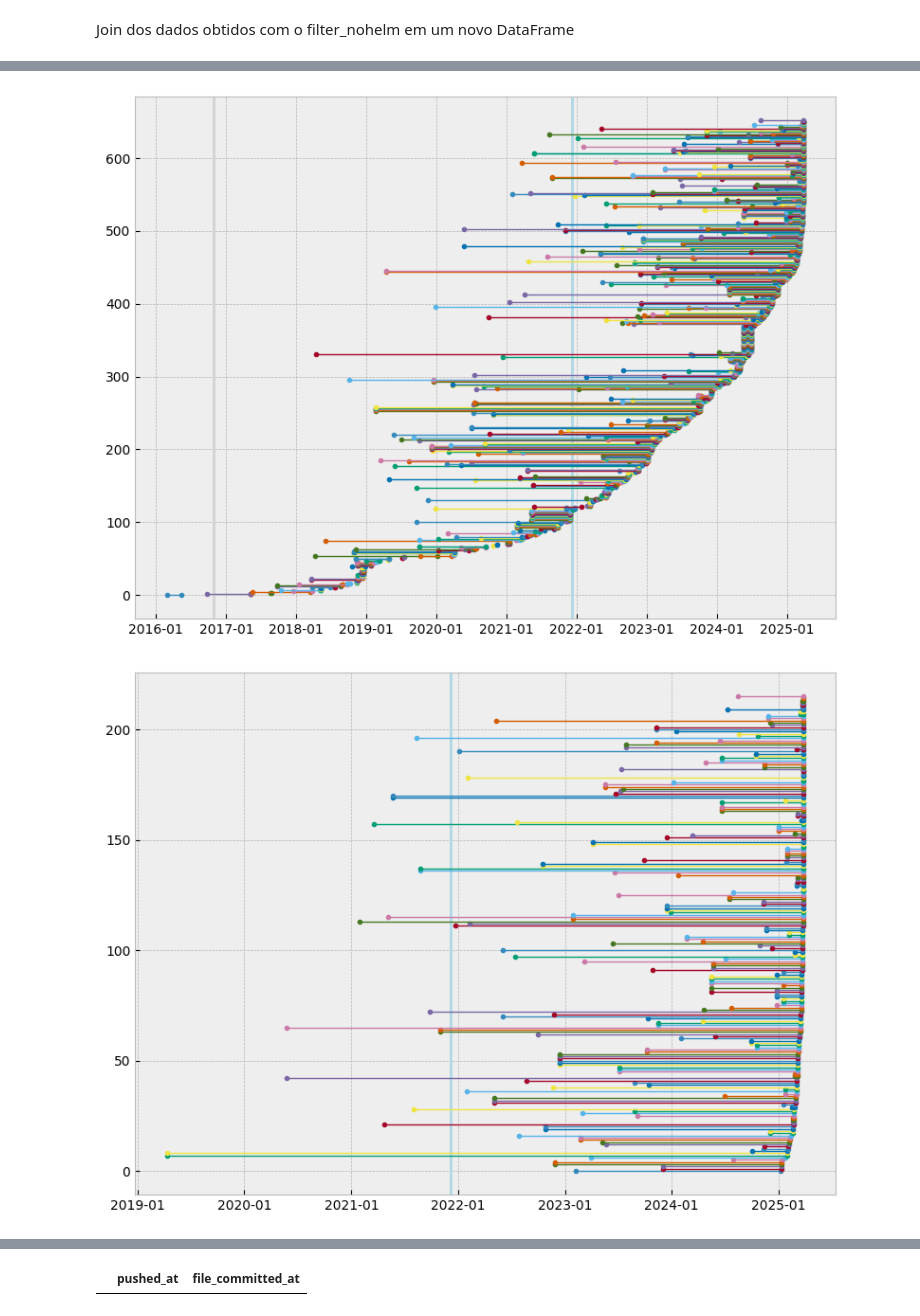
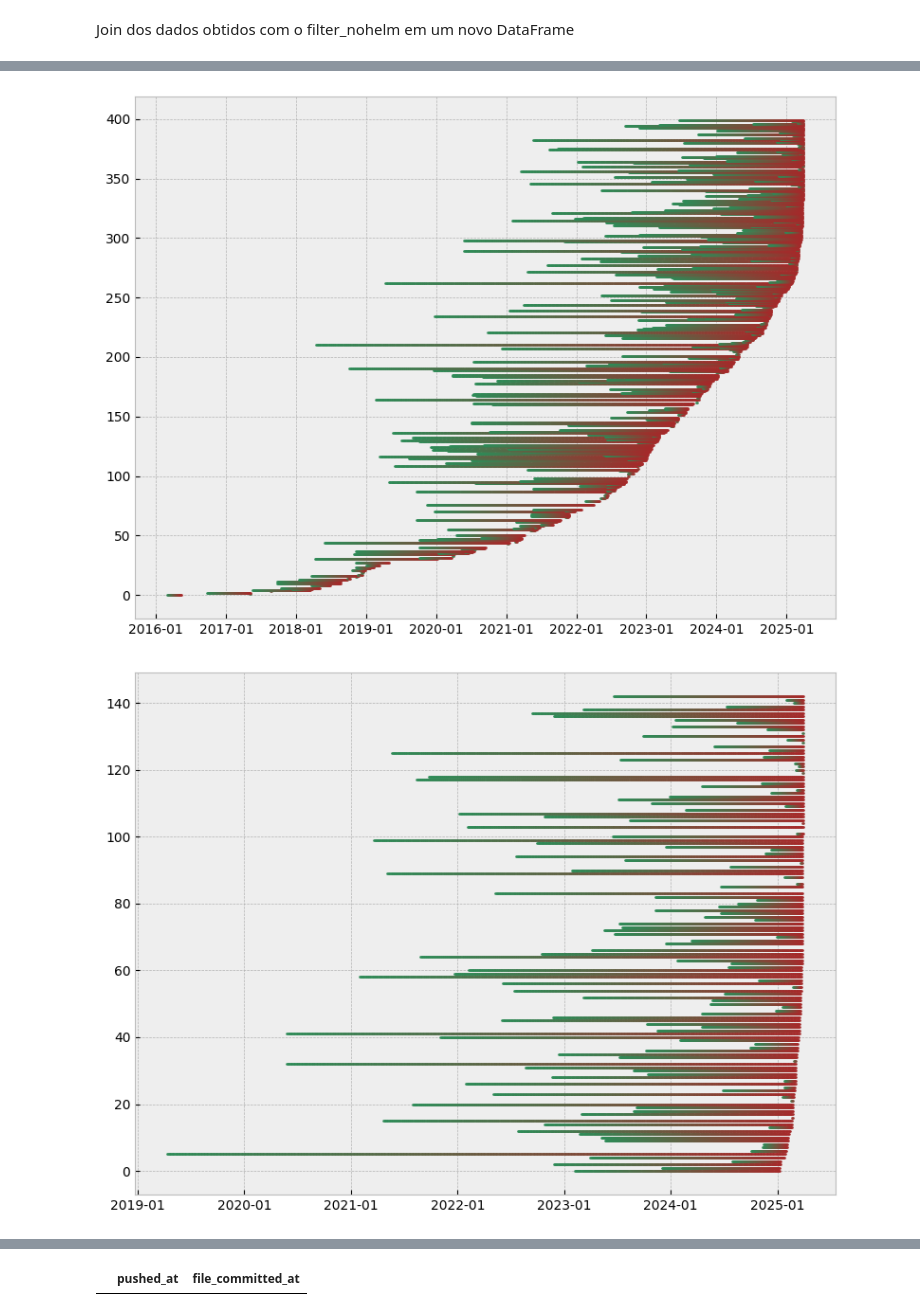
Before and after one commit to xisberto/hpa_usage, a Jupyter notebook: hpa_classify.ipynb, the cells around one changed output, grey strips where cells are left out. Drawn from its saved outputs; the diff is of its cells as text; code cells hidden in the pictures.

Commit message:
Busca mais dados de commits dos arquivos

```diff
--- a/hpa_classify.ipynb
+++ b/hpa_classify.ipynb
@@ -645,7 +665,7 @@ Dados do repositório
 wait_for_reset('core')
 
 repos_details = Parallel(n_jobs=32)(
-    delayed(get_repo_details)(row) for _, row in filter_nohelm.iterrows()
+    delayed(get_repo_details)(row) for _, row in filter_nohelm_nodups.iterrows()
 )
 # %%
 df_details = pd.concat(repos_details)
@@ -670,7 +690,7 @@ Dados de commit do arquivo que contém HPA
 wait_for_reset('core')
 
 paths_committed_at = Parallel(n_jobs=32)(
-    delayed(get_file_last_commit)(row) for _, row in filter_nohelm.iterrows()
+    delayed(get_file_last_commit)(row) for _, row in filter_nohelm_nodups.iterrows()
 )
 # %%
 df_committed_at = pd.concat(paths_committed_at)
@@ -692,7 +712,7 @@ display(df_committed_at)
 # %% [markdown]
 Join dos dados obtidos com o filter_nohelm em um novo DataFrame
 # %%
-items_details = filter_nohelm.join([df_details, df_committed_at])
+items_details = filter_nohelm_nodups.join([df_details, df_committed_at])
 
 display(items_details)
 # %% [output]
@@ -714,7 +753,7 @@ releasedate_hpav1 = pd.to_datetime("2016-10-25").replace(tzinfo=None)
 releasedate_hpav2 = pd.to_datetime("2021-12-07").replace(tzinfo=None)
 # %%
 details_dates = items_details[[
-    'created_at', 'pushed_at', 'file_committed_at', 'apiVersion']].copy()
+    'created_at', 'pushed_at', 'file_committed_at', 'apiVersion']].copy().drop_duplicates()
 
 details_dates['created_at'] = pd.to_datetime(details_dates['created_at'])
 details_dates['pushed_at'] = pd.to_datetime(details_dates['pushed_at'])
@@ -831,11 +870,54 @@ def timeline_plot(df):
     plt.show()
 
 
-timeline_plot(details_dates)
+def timeline_collection(df):
+    fig, ax = plt.subplots(figsize=(8, 6))
+    segments = []
+    color_values = []
+
+    start_num = mdates.date2num(df['file_committed_at'])
+    end_num = mdates.date2num(df['pushed_at'])
+
+    num_points = 200
+
+    cmap = LinearSegmentedColormap.from_list("DrdDbu", ["seagreen", "brown"])
+
+    for i in df.index:
+        start = df.loc[i, 'file_committed_at']
+        end = df.loc[i, 'pushed_at']
+
+        start_num = mdates.date2num(start)
+        end_num = mdates.date2num(end)
+
+        x_seq = np.linspace(start_num, end_num, num_points)
+        y_seq = np.full(num_points, i, dtype=float)
+
+        for j in range(num_points - 1):
+            seg = [
+                (x_seq[j], y_seq[j]),
+                (x_seq[j+1], y_seq[j+1])
+            ]
+            color = (j / num_points -1)
+            segments.append(seg)
+            color_values.append(color)
+
+    lc = LineCollection(segments, array=np.array(color_values), cmap=cmap, linewidth=2)
+    lc.set_joinstyle('round')
+    lc.set_capstyle('round')
+    ax.add_collection(lc)
+
+    ax.xaxis.set_major_formatter(mdates.DateFormatter("%Y-%m"))
+    ax.xaxis.set_major_locator(mdates.AutoDateLocator())
+    ax.autoscale_view()
+    plt.tight_layout()
+    plt.show()
+
+
+timeline_collection(details_dates)
 # %% [output]
-[figure, old version]
+[figure, new version]
 # %%
-timeline_plot(details_dates_active)
+timeline_collection(details_dates_active)
 # %% [output]
-[figure, old version]
+[figure, new version]
 # %%
```
Also changed, not shown: parts of 27 cells of this notebook.
